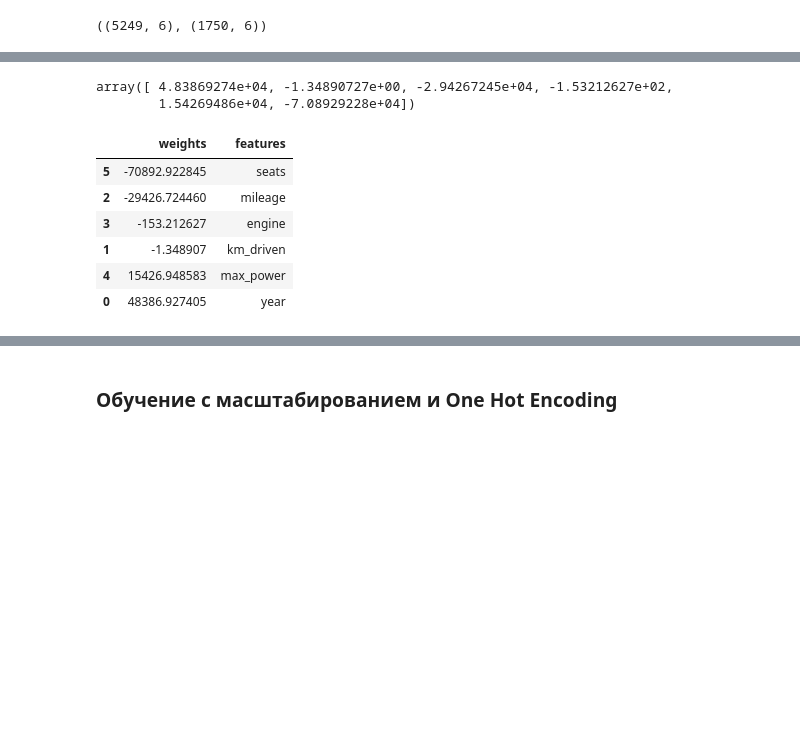
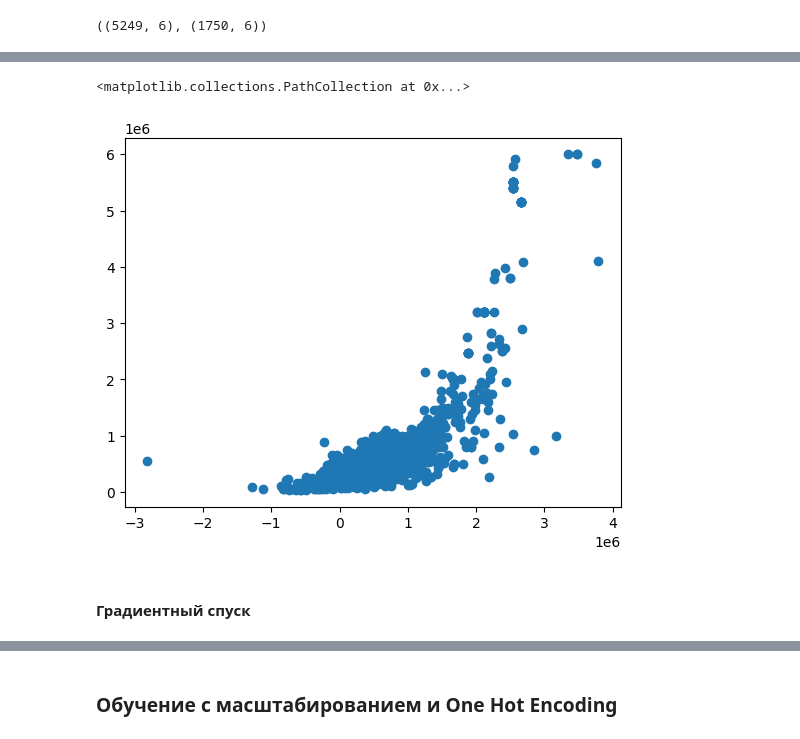
Before and after one commit to MarkLukyanov/car_price_pred, a Jupyter notebook: EDA_cars.ipynb, the cells around one changed output, grey strips where cells are left out. Saved outputs shown, nothing was run; the diff lists cells and outputs as text; code cells hidden in the pictures; blank space fills up the shorter version.

```diff
--- a/EDA_cars.ipynb
+++ b/EDA_cars.ipynb
@@ -313,3 +367,12 @@ X_train, X_test, y_train, y_test = train_test_split(X, y, test_size=0.25, random
 X_train.shape, X_test.shape
 # %% [output]
 ((5249, 6), (1750, 6))
+# %%
+from sklearn.preprocessing import StandardScaler
+
+sc = StandardScaler() # x -> (x - mean) / std
+
+sc.fit(X_train) # вычисляем mean, std
+
+X_train = pd.DataFrame(sc.transform(X_train), columns = X_train.columns)
+X_test = pd.DataFrame(sc.transform(X_test), columns = X_test.columns)
@@ -316,8 +390,8 @@ X_train.shape, X_test.shape
 # %%
-# from sklearn.linear_model import LinearRegression
+from sklearn.linear_model import LinearRegression
 
-# model = LinearRegression()
+lr = LinearRegression()
 
-# model.fit(X_train, y_train)
+lr.fit(X_train, y_train)
 
-# pred = model.predict(X_test)
+pred_lr = lr.predict(X_test)
@@ -344,16 +410,0 @@ R^2 = 0.5717296136106562
-# %%
-regr.coef_
-# %% [output]
-array([ 4.83869274e+04, -1.34890727e+00, -2.94267245e+04, -1.53212627e+02,
-        1.54269486e+04, -7.08929228e+04])
-# %%
-importances = pd.DataFrame({'weights': regr.coef_, 'features': X_train.columns}).sort_values(by='weights')
-importances.head(10)
-# %% [output]
-|  | weights | features |
-| 5 | -70892.922845 | seats |
-| 2 | -29426.724460 | mileage |
-| 3 | -153.212627 | engine |
-| 1 | -1.348907 | km_driven |
-| 4 | 15426.948583 | max_power |
-| 0 | 48386.927405 | year |
@@ -364,0 +411,7 @@ with open('modelllllllll.pickle', 'wb') as f:
+# %%
+plt.scatter(pred_lr, y_test)
+# %% [output]
+<matplotlib.collections.PathCollection at 0x...>
+[figure, added]
+# %% [markdown]
+#### Градиентный спуск
```
Also changed, not shown: parts of 67 cells of this notebook.
